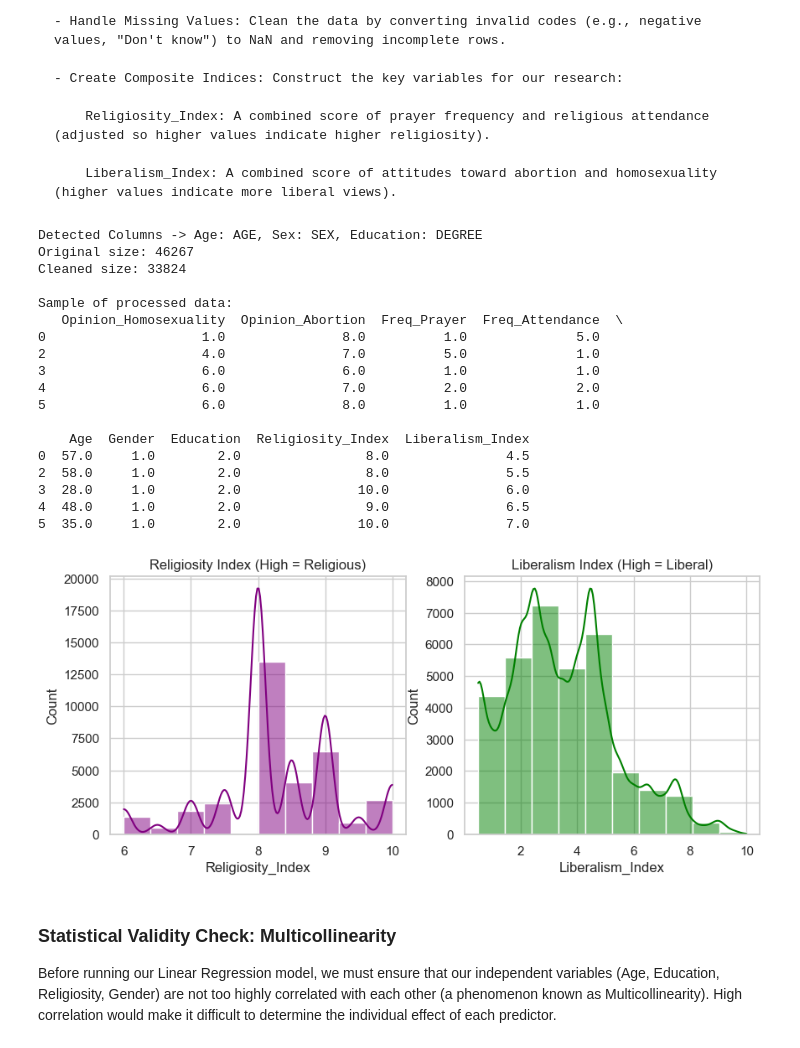
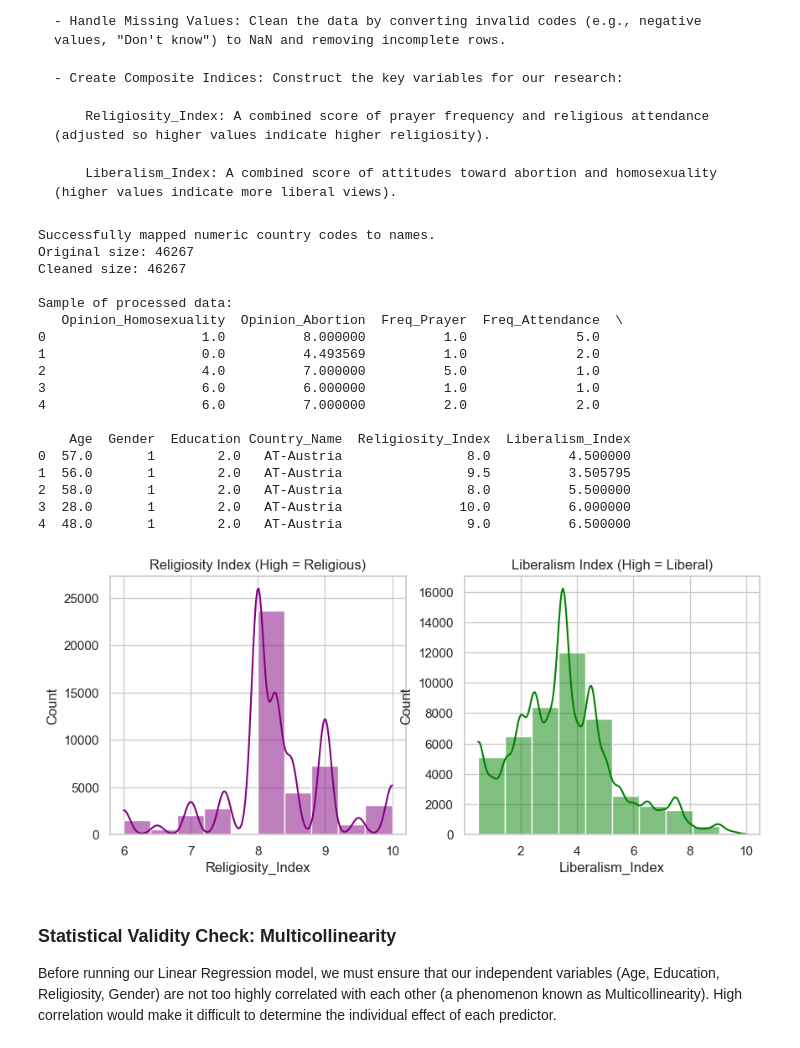
Before and after one commit to oriabensh/ml-project, a Jupyter notebook: Faith_vs_Modernity_Analysis.ipynb, the cells around one changed output. Drawn from its saved outputs; the diff is of its cells as text; code cells hidden in the pictures.

```diff
--- a/Faith_vs_Modernity_Analysis.ipynb
+++ b/Faith_vs_Modernity_Analysis.ipynb
@@ -337,8 +337,9 @@ def get_col_name(df, possible_names):
 real_age = get_col_name(df, ['age', 'AGE', 'Age'])
 real_sex = get_col_name(df, ['sex', 'SEX', 'Gender', 'v200'])
 real_edu = get_col_name(df, ['degree', 'DEGREE', 'education', 'v_edu'])
+real_country = get_col_name(df, ['c_alphan', 'country', 'COUNTRY', 'cntry', 'v2'])
 
-print(f"Detected Columns -> Age: {real_age}, Sex: {real_sex}, Education: {real_edu}")
+# print(f"Detected Columns -> Age: {real_age}, Sex: {real_sex}, Education: {real_edu}")
 
 # 2. Map raw variables to meaningful names
 # v37: Homosexuality, v40: Abortion, v62: Prayer, v61: Attendance
@@ -349,7 +350,8 @@ rename_map = {
     'v61': 'Freq_Attendance',
     real_age: 'Age',
     real_sex: 'Gender',
-    real_edu: 'Education'
+    real_edu: 'Education',
+    real_country: 'Country_Name'
 }
 # Filter map to include only existing columns
 rename_map = {k: v for k, v in rename_map.items() if k is not None}
@@ -379,48 +381,68 @@ if 'Freq_Prayer' in df_analysis.columns and 'Freq_Attendance' in df_analysis.col
 if 'Opinion_Homosexuality' in df_analysis.columns and 'Opinion_Abortion' in df_analysis.columns:
     df_analysis['Liberalism_Index'] = (df_analysis['Opinion_Homosexuality'] + df_analysis['Opinion_Abortion']) / 2
 
+if real_country in meta.variable_value_labels:
+    country_map = meta.variable_value_labels[real_country]
+    df_analysis['Country_Name'] = df_analysis['Country_Name'].map(country_map)
+    print("Successfully mapped numeric country codes to names.")
+else:
+    print("Warning: No country labels found in meta data.")
+
 # Final cleanup: Drop rows with missing values
-df_clean = df_analysis.dropna()
+# df_clean = df_analysis.dropna()
+
+# Create a copy to avoid SettingWithCopy warnings
+df_clean = df_analysis.copy()
+
+# 1. Fill missing values with the MEAN of each column
+# numeric_only=True ensures we don't try to calculate the mean of text columns (if any)
+df_clean = df_clean.fillna(df_clean.mean(numeric_only=True))
+
+# 2. Special handling for 'Gender'
+# The mean of Gender (e.g., 1.5) doesn't make sense as a category.
+# We round it to the nearest whole number (1 or 2) to fix this.
+if 'Gender' in df_clean.columns:
+    df_clean['Gender'] = df_clean['Gender'].round().astype(int)
 
 print(f"Original size: {len(df)}")
 print(f"Cleaned size: {len(df_clean)}")
 
 if not df_clean.empty:
     print("\nSample of processed data:")
     print(df_clean.head())
 
     # Visualization check
     plt.figure(figsize=(10, 4))
     plt.subplot(1, 2, 1)
     sns.histplot(df_clean['Religiosity_Index'], bins=10, color='purple', kde=True)
     plt.title('Religiosity Index (High = Religious)')
 
     plt.subplot(1, 2, 2)
     sns.histplot(df_clean['Liberalism_Index'], bins=10, color='green', kde=True)
     plt.title('Liberalism Index (High = Liberal)')
     plt.show()
 else:
     print("\n Error: The cleaned dataframe is empty.")
 # %% [output]
-Detected Columns -> Age: AGE, Sex: SEX, Education: DEGREE
+Successfully mapped numeric country codes to names.
 Original size: 46267
-Cleaned size: 33824
+Cleaned size: 46267
 
 Sample of processed data:
    Opinion_Homosexuality  Opinion_Abortion  Freq_Prayer  Freq_Attendance  \
-0                    1.0               8.0          1.0              5.0
-2                    4.0               7.0          5.0              1.0
-3                    6.0               6.0          1.0              1.0
-4                    6.0               7.0          2.0              2.0
-5                    6.0               8.0          1.0              1.0
+0                    1.0          8.000000          1.0              5.0
+1                    0.0          4.493569          1.0              2.0
+2                    4.0          7.000000          5.0              1.0
+3                    6.0          6.000000          1.0              1.0
+4                    6.0          7.000000          2.0              2.0
 
-    Age  Gender  Education  Religiosity_Index  Liberalism_Index
-0  57.0     1.0        2.0                8.0               4.5
-2  58.0     1.0        2.0                8.0               5.5
-3  28.0     1.0        2.0               10.0               6.0
-4  48.0     1.0        2.0                9.0               6.5
-5  35.0     1.0        2.0               10.0               7.0
+    Age  Gender  Education Country_Name  Religiosity_Index  Liberalism_Index
+0  57.0       1        2.0   AT-Austria                8.0          4.500000
+1  56.0       1        2.0   AT-Austria                9.5          3.505795
+2  58.0       1        2.0   AT-Austria                8.0          5.500000
+3  28.0       1        2.0   AT-Austria               10.0          6.000000
+4  48.0       1        2.0   AT-Austria                9.0          6.500000
-[figure, old version]
+[figure, new version]
 # %%
 from sklearn.preprocessing import StandardScaler
 import pandas as pd
```
Also changed, not shown: parts of 11 cells of this notebook.
